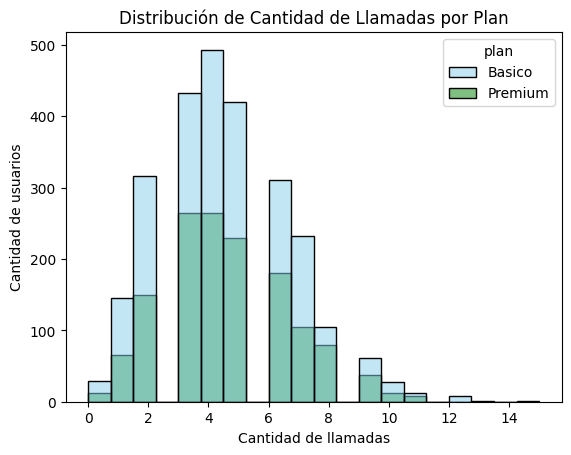
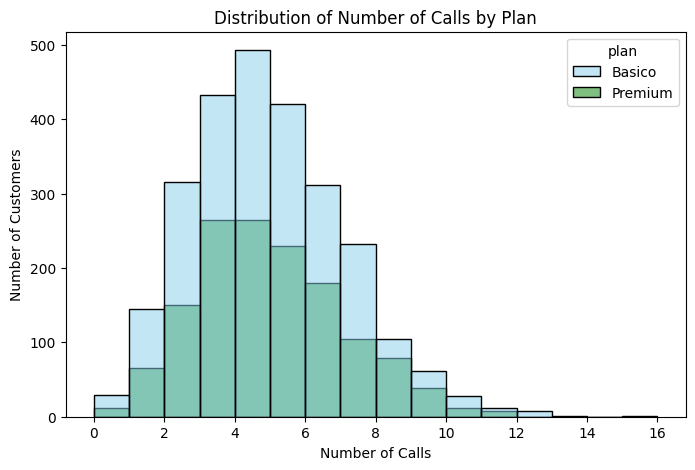
Unified diff of the notebook cell whose output changed from the first chart to the second:
--- before
+++ after
@@ -1,5 +1,4 @@
-# Histograma para visualizar la cant_llamadas
-import seaborn as sns
-import matplotlib.pyplot as plt
+plt.figure(figsize=(8,5))
+
 sns.histplot(
     data=user_profile,
@@ -7,8 +6,13 @@
     hue="plan",
     palette=["skyblue", "green"],
-    bins=20
+    bins=range(
+        int(user_profile["cant_llamadas"].min()),
+        int(user_profile["cant_llamadas"].max()) + 2
+    )
 )
-plt.title("Distribución de Cantidad de Llamadas por Plan")
-plt.xlabel("Cantidad de llamadas")
-plt.ylabel("Cantidad de usuarios")
+
+plt.title("Distribution of Number of Calls by Plan")
+plt.xlabel("Number of Calls")
+plt.ylabel("Number of Customers")
+
 plt.show()

Commit: Se creó con Colab